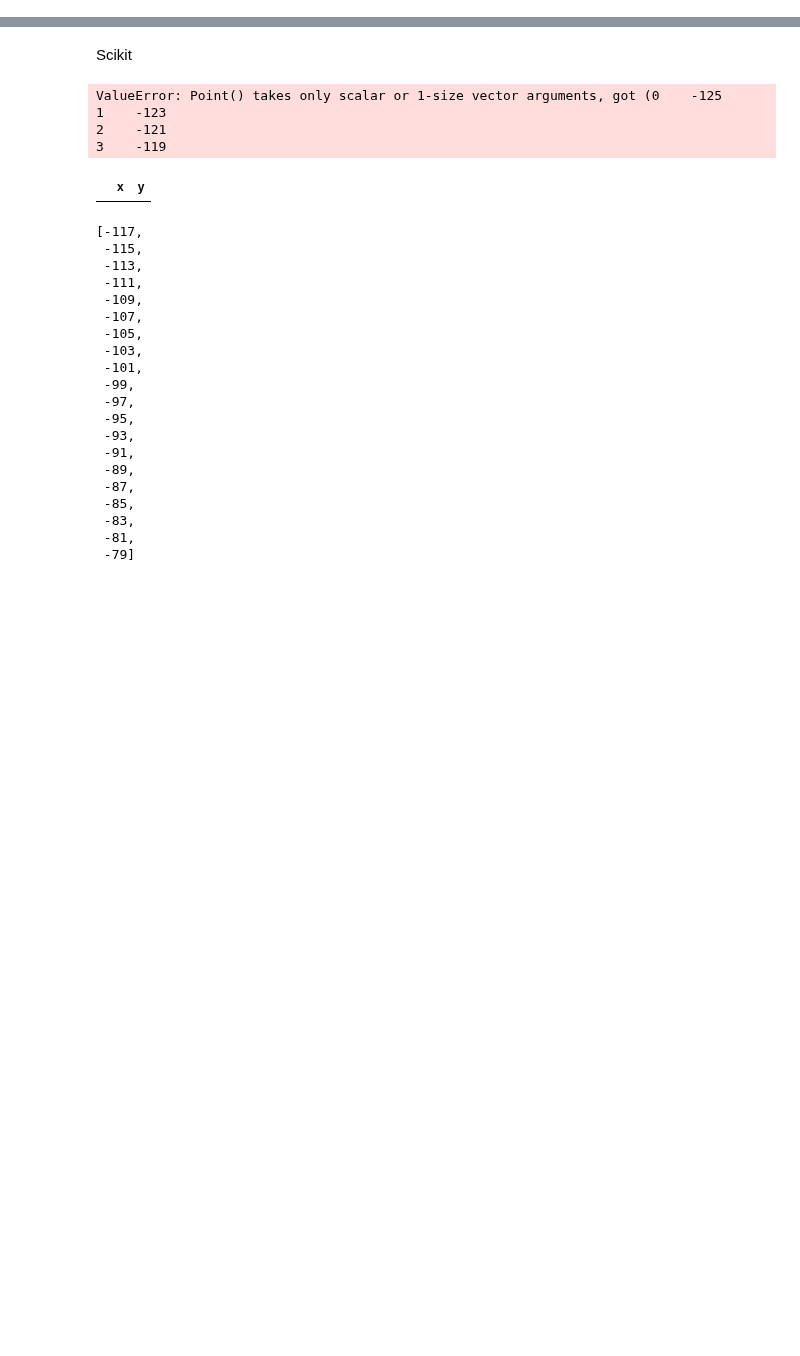
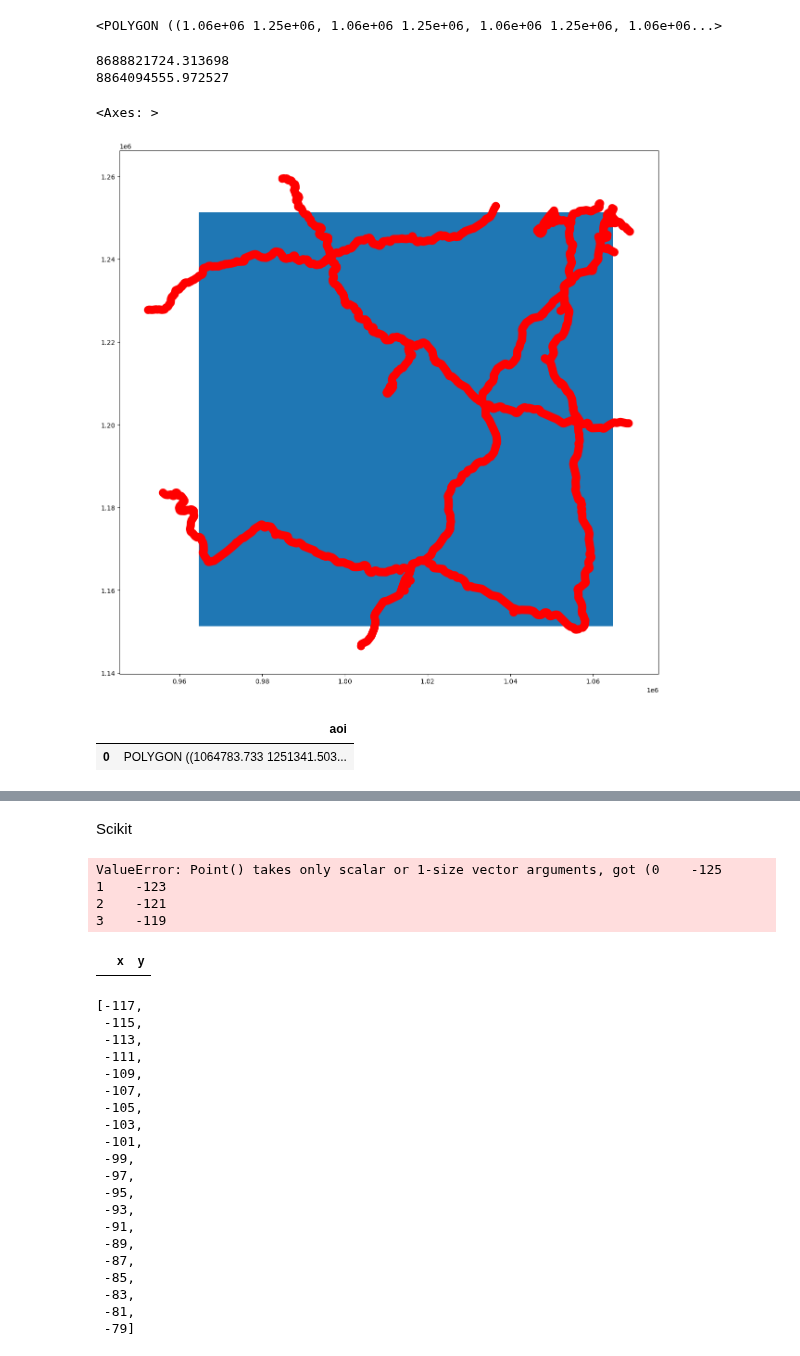
Before and after one commit to abartnof/largest_plot, a Jupyter notebook: scripts/munge_national_borders.ipynb, the cells around one changed output, grey strips where cells are left out. Cells and saved outputs as stored; diff of their text form; code cells hidden in the pictures; blank space fills up the shorter version.

Commit message:
found working projection, beginning to find differences and intersections

```diff
--- a/scripts/munge_national_borders.ipynb
+++ b/scripts/munge_national_borders.ipynb
@@ -3,10 +15,17 @@
 # %%
 import pandas as pd
 import geopandas as gpd
-# from haversine import haversine, Unit
+# from haversine import inverse_haversine, Unit, Direction, haversine
 import numpy as np
-# import matplotlib.pyplot as plt
-from shapely.geometry import Point
-from itertools import compress
-from skimage.measure import grid_points_in_poly, points_in_poly
+import matplotlib.pyplot as plt
+from shapely.geometry import Point, box, LineString
+# from tqdm.notebook import tqdm
+# from itertools import compress
+# from skimage.measure import grid_points_in_poly, points_in_poly
 # from ray import train, tune
+
+# Conic, equal-area map projection; meters in lieu of geodetic coords
+target_epsg = 6350  # https://epsg.org/crs_6350/NAD83-2011-Conus-Albers.html?sessionkey=nb47agmo4r
+# %%
+fn_coords = '/Volumes/Extreme SSD/largest_plots/clean_data/colo_sites(202409301939).csv'
+CoordsRaw = pd.read_csv(fn_coords)
@@ -12,0 +34,12 @@ from skimage.measure import grid_points_in_poly, points_in_poly
+# %%
+geometry = [Point(xy) for xy in zip(CoordsRaw.longitude, CoordsRaw.latitude)]
+Coords = gpd.GeoDataFrame(CoordsRaw, geometry=geometry)
+Coords.set_crs(epsg=4326, inplace=True)  # Default used in GPS https://epsg.io/4326#google_vignette
+Coords.to_crs(epsg=target_epsg, inplace=True)
+
+# Create 'buffers', aka, areas of interest
+aoi_list = Coords.buffer(1e3*50, cap_style='square')  # Necessary to turn a pt into a square
+Aoi = gpd.GeoDataFrame({'aoi':aoi_list})
+Aoi.set_geometry('aoi', inplace=True)
+Aoi.set_crs(epsg=target_epsg, inplace=True)
+Aoi.head()
@@ -12,0 +103,3 @@ from skimage.measure import grid_points_in_poly, points_in_poly
+# %%
+i = 0
+RailSubset = gpd.sjoin(Rails, Aoi.loc[[i]], how='inner', predicate='intersects')
@@ -12,0 +111,24 @@ from skimage.measure import grid_points_in_poly, points_in_poly
+# %%
+Aoi.aoi[i].intersection(rail_polygon_flat)
+# %% [output]
+<POLYGON ((1.06e+06 1.25e+06, 1.06e+06 1.25e+06, 1.06e+06 1.25e+06, 1.06e+06...>
+# %%
+area_diff = Aoi.aoi[i].difference(RailPolygons.unary_union).area
+print(Aoi.aoi[i].area - rail_polygon_flat.area)
+print(area_diff)
+# %% [output]
+8688821724.313698
+8864094555.972527
+# %%
+fig, ax = plt.subplots(figsize=(15, 15))
+Aoi.loc[[i]].plot(ax=ax)
+# RailPolygons.plot(ax=ax, color = 'pink')
+RailPolygonsFlat.plot(ax=ax, alpha=1, color="red")
+# %% [output]
+<Axes: >
+[figure, added]
+# %%
+gpd.overlay(Aoi[[i]], RailPolygonsFlat, how='intersection')
+# %% [output]
+|  | aoi |
+| 0 | POLYGON ((1064783.733 1251341.503... |
```
Also changed, not shown: parts of 25 cells of this notebook, 7 other files.
